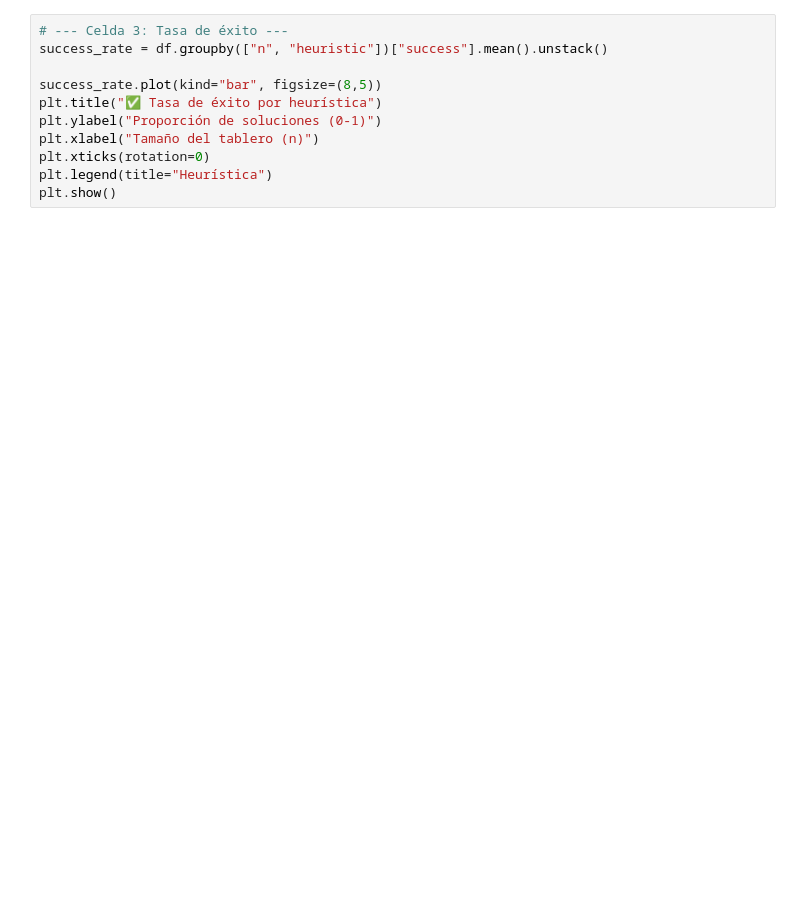
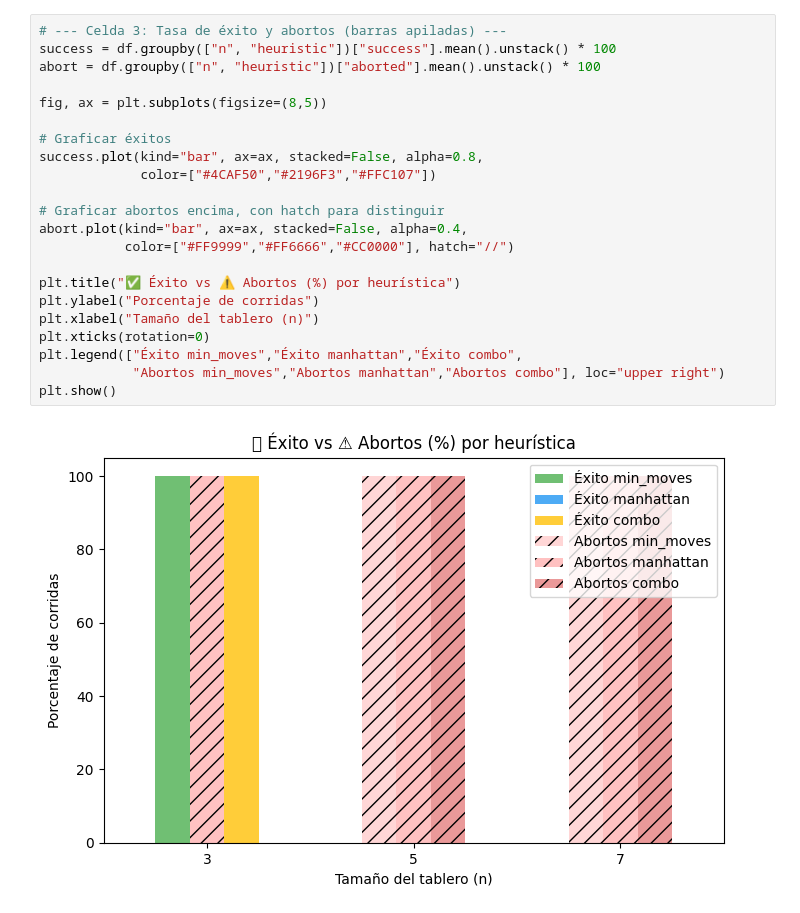
Before and after one commit to samvalverde/board-games-ai, a Jupyter notebook: peg_solitaire/experiments/plots.ipynb, the cells around one changed output. Drawn from its saved outputs; the diff is of its cells as text; blank space fills up the shorter version.

Commit message:
Pruebas, graficas y heuristicas listas.

```diff
--- a/peg_solitaire/experiments/plots.ipynb
+++ b/peg_solitaire/experiments/plots.ipynb
@@ -20,11 +35,24 @@ plt.show()
 # %%
-# --- Celda 3: Tasa de éxito ---
-success_rate = df.groupby(["n", "heuristic"])["success"].mean().unstack()
+# --- Celda 3: Tasa de éxito y abortos (barras apiladas) ---
+success = df.groupby(["n", "heuristic"])["success"].mean().unstack() * 100
+abort = df.groupby(["n", "heuristic"])["aborted"].mean().unstack() * 100
 
-success_rate.plot(kind="bar", figsize=(8,5))
-plt.title("✅ Tasa de éxito por heurística")
-plt.ylabel("Proporción de soluciones (0-1)")
+fig, ax = plt.subplots(figsize=(8,5))
+
+# Graficar éxitos
+success.plot(kind="bar", ax=ax, stacked=False, alpha=0.8,
+             color=["#4CAF50","#2196F3","#FFC107"])
+
+# Graficar abortos encima, con hatch para distinguir
+abort.plot(kind="bar", ax=ax, stacked=False, alpha=0.4,
+           color=["#FF9999","#FF6666","#CC0000"], hatch="//")
+
+plt.title("✅ Éxito vs ⚠️ Abortos (%) por heurística")
+plt.ylabel("Porcentaje de corridas")
 plt.xlabel("Tamaño del tablero (n)")
 plt.xticks(rotation=0)
-plt.legend(title="Heurística")
+plt.legend(["Éxito min_moves","Éxito manhattan","Éxito combo",
+            "Abortos min_moves","Abortos manhattan","Abortos combo"], loc="upper right")
 plt.show()
+# %% [output]
+[figure, added]
```
Also changed, not shown: parts of 5 cells of this notebook, 5 other files.
